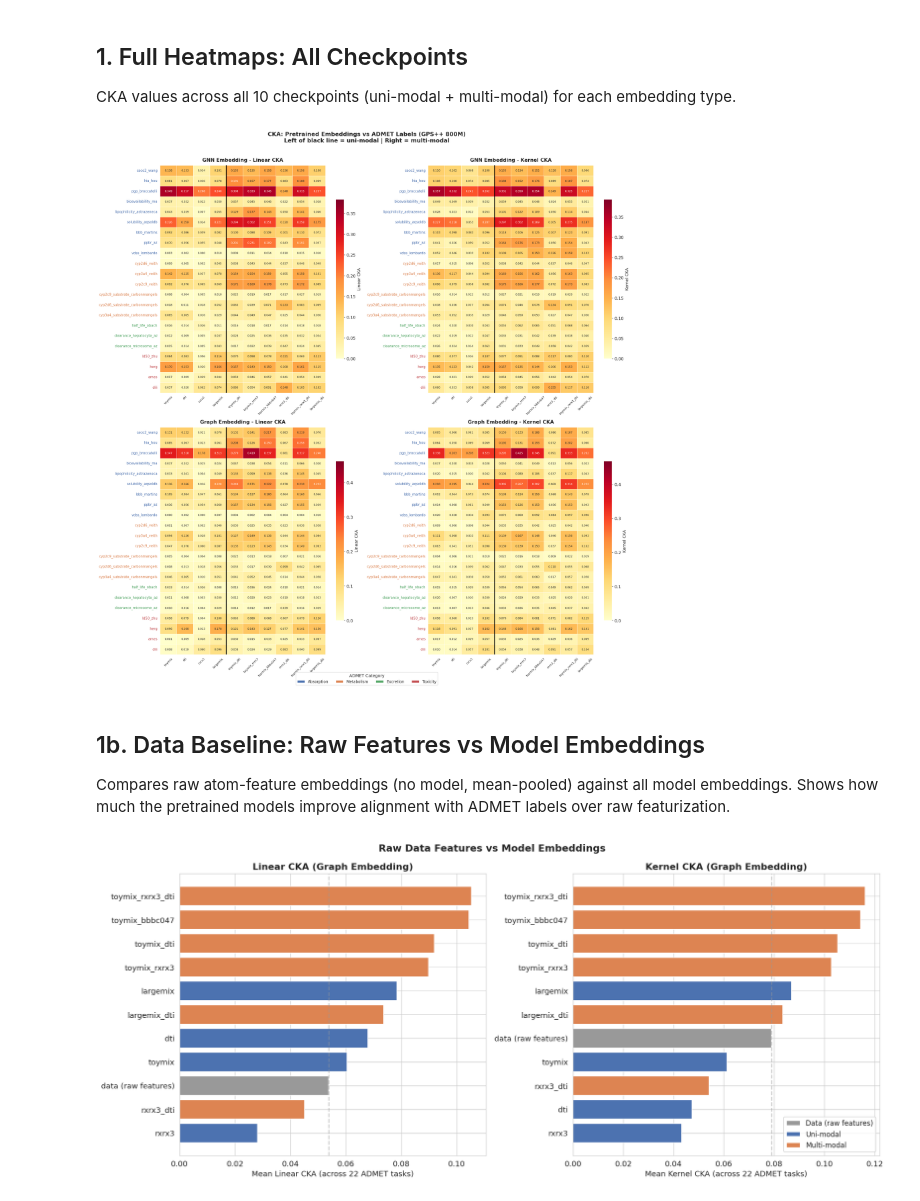
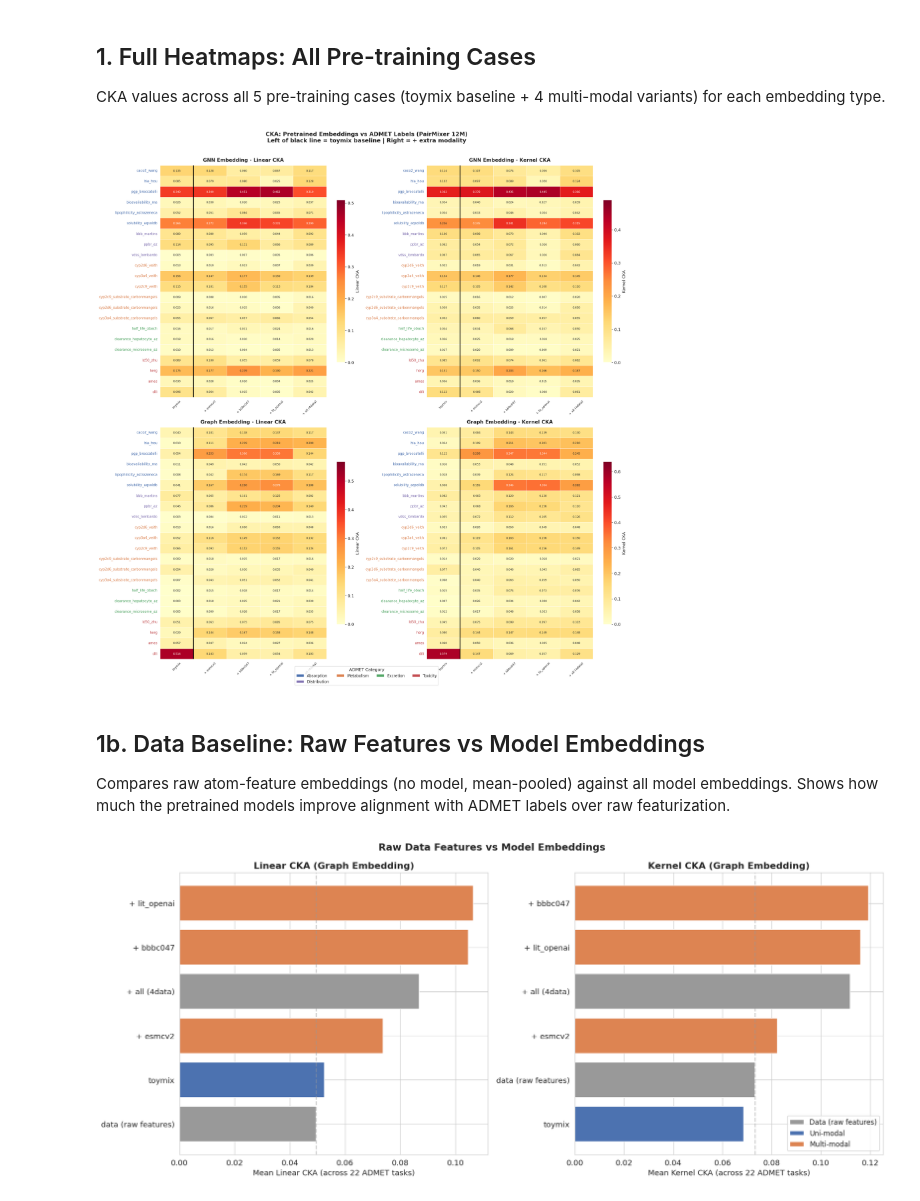
Before and after one commit to seonghyun26/graphium, a Jupyter notebook: notebooks/02a_analysis_cka.ipynb, the cells around one changed output. Cells and saved outputs as stored; diff of their text form; code cells hidden in the pictures.

```diff
--- a/notebooks/02a_analysis_cka.ipynb
+++ b/notebooks/02a_analysis_cka.ipynb
@@ -34,21 +39,40 @@ Loaded 462 rows, 11 checkpoints, 22 tasks
 # %%
 from notebook_utils import ADMET_TASK_ORDER as TASK_ORDER, TASK_CATEGORY
 
-CKPT_UNI = ["toymix", "dti", "rxrx3", "largemix"]
-CKPT_MULTI = ["toymix_dti", "toymix_rxrx3", "toymix_bbbc047",
-              "rxrx3_dti", "toymix_rxrx3_dti", "largemix_dti"]
+# Pre-training cases (heatmap columns). Order goes from minimal -> all-combined.
+CKPT_UNI = ["toymix"]
+CKPT_MULTI = [
+    "toymix_dti_esmcv2",
+    "toymix_bbbc047",
+    "toymix_lpm24_litopenai",
+    "toymix_all",
+]
 CKPT_ALL = CKPT_UNI + CKPT_MULTI
 
+# Pretty labels for the heatmap x-axis / bar-chart y-axis.
+CKPT_LABELS = {
+    "toymix":                 "toymix",
+    "toymix_dti_esmcv2":      "+ esmcv2",
+    "toymix_bbbc047":         "+ bbbc047",
+    "toymix_lpm24_litopenai": "+ lit_openai",
+    "toymix_all":             "+ all (4data)",
+}
+
 CATEGORY_COLORS = {
-    "Absorption": "#4C72B0", "Metabolism": "#DD8452",
-    "Excretion": "#55A868", "Toxicity": "#C44E52",
+    "Absorption":   "#4C72B0",
+    "Distribution": "#8172B2",
+    "Metabolism":   "#DD8452",
+    "Excretion":    "#55A868",
+    "Toxicity":     "#C44E52",
 }
 
 # Separate data baseline from model results
 df_data = df[df["checkpoint"] == "data"].copy()
 df_model = df[df["checkpoint"] != "data"].copy()
 
-task_to_cat = df_model.set_index("task")["category"].to_dict()
+# The CSV mis-tags bbb_martins / ppbr_az / vdss_lombardo as Absorption — use the
+# canonical TASK_CATEGORY mapping from notebook_utils so Distribution colors render.
+task_to_cat = dict(TASK_CATEGORY)
 
 def color_yticks(ax):
     for label in ax.get_yticklabels():
@@ -56,15 +80,17 @@ def color_yticks(ax):
         label.set_color(CATEGORY_COLORS.get(cat, "black"))
         label.set_fontsize(9)
 # %% [markdown]
-## 1. Full Heatmaps: All Checkpoints
+## 1. Full Heatmaps: All Pre-training Cases
 
-CKA values across all 10 checkpoints (uni-modal + multi-modal) for each embedding type.
+CKA values across all 5 pre-training cases (toymix baseline + 4 multi-modal variants)
+for each embedding type.
 # %%
 def plot_cka_heatmap(df, emb_type, cka_type, ax, title, ckpt_order=CKPT_ALL):
     sub = df[df["embedding"] == emb_type]
     col = f"{cka_type}_cka"
     pivot = sub.pivot(index="task", columns="checkpoint", values=col)
     pivot = pivot.reindex(index=TASK_ORDER, columns=ckpt_order)
+    pivot.columns = [CKPT_LABELS.get(c, c) for c in pivot.columns]
     sns.heatmap(
         pivot, ax=ax, annot=True, fmt=".3f", cmap="YlOrRd",
         vmin=0, vmax=max(0.3, pivot.max().max() * 1.1),
@@ -75,7 +101,7 @@ def plot_cka_heatmap(df, emb_type, cka_type, ax, title, ckpt_order=CKPT_ALL):
     ax.set_ylabel(""); ax.set_xlabel("")
     color_yticks(ax)
     ax.tick_params(axis="x", labelsize=8, rotation=45)
-    # Divider between uni-modal and multi-modal
+    # Divider between uni-modal baseline and multi-modal cases
     if len(ckpt_order) > len(CKPT_UNI):
         ax.axvline(x=len(CKPT_UNI), color="black", linewidth=2)
     return pivot
@@ -91,14 +117,14 @@ legend_elements = [matplotlib.patches.Patch(facecolor=c, label=cat)
                    for cat, c in CATEGORY_COLORS.items()]
 fig.legend(handles=legend_elements, loc="lower center", ncol=4, fontsize=10,
            title="ADMET Category", bbox_to_anchor=(0.5, -0.01))
-fig.suptitle("CKA: Pretrained Embeddings vs ADMET Labels (GPS++ 800M)\n"
-             "Left of black line = uni-modal | Right = multi-modal",
+fig.suptitle("CKA: Pretrained Embeddings vs ADMET Labels (PairMixer 12M)\n"
+             "Left of black line = toymix baseline | Right = + extra modality",
              fontsize=15, fontweight="bold", y=1.01)
 fig.tight_layout()
 fig.savefig("../results/cka_analysis/cka_heatmaps_all.png", dpi=150, bbox_inches="tight")
 plt.show()
 # %% [output]
-[figure, old version]
+[figure, new version]
 # %% [markdown]
 ## 1b. Data Baseline: Raw Features vs Model Embeddings
 
@@ -121,31 +147,32 @@ for ax, cka_type in zip(axes, ["linear", "kernel"]):
     )
 
     # Horizontal bar: data baseline + all model checkpoints
     all_means = pd.concat([
         pd.Series({"data (raw features)": data_vals.mean()}),
         model_means,
     ])
     all_means = all_means.sort_values()
+    all_means.index = [CKPT_LABELS.get(k, k) for k in all_means.index]
 
     colors = ["#999999" if "data" in str(k) else
               "#4C72B0" if k in CKPT_UNI else "#DD8452"
               for k in all_means.index]
     ax.barh(all_means.index, all_means.values, color=colors, edgecolor="white")
     ax.set_xlabel(f"Mean {cka_type.title()} CKA (across 22 ADMET tasks)")
     ax.set_title(f"{cka_type.title()} CKA (Graph Embedding)", fontweight="bold")
     ax.axvline(x=data_vals.mean(), color="#999999", linestyle="--", alpha=0.5)
 
 legend_elements = [
     matplotlib.patches.Patch(facecolor="#999999", label="Data (raw features)"),
     matplotlib.patches.Patch(facecolor="#4C72B0", label="Uni-modal"),
     matplotlib.patches.Patch(facecolor="#DD8452", label="Multi-modal"),
 ]
 axes[1].legend(handles=legend_elements, fontsize=10, loc="lower right")
 
 fig.suptitle("Raw Data Features vs Model Embeddings",
              fontsize=14, fontweight="bold")
 fig.tight_layout()
 fig.savefig("../results/cka_analysis/cka_data_vs_model.png", dpi=150, bbox_inches="tight")
 plt.show()
 # %% [output]
-[figure, old version]
+[figure, new version]
```
Also changed, not shown: parts of 19 cells of this notebook, 35 other files.
